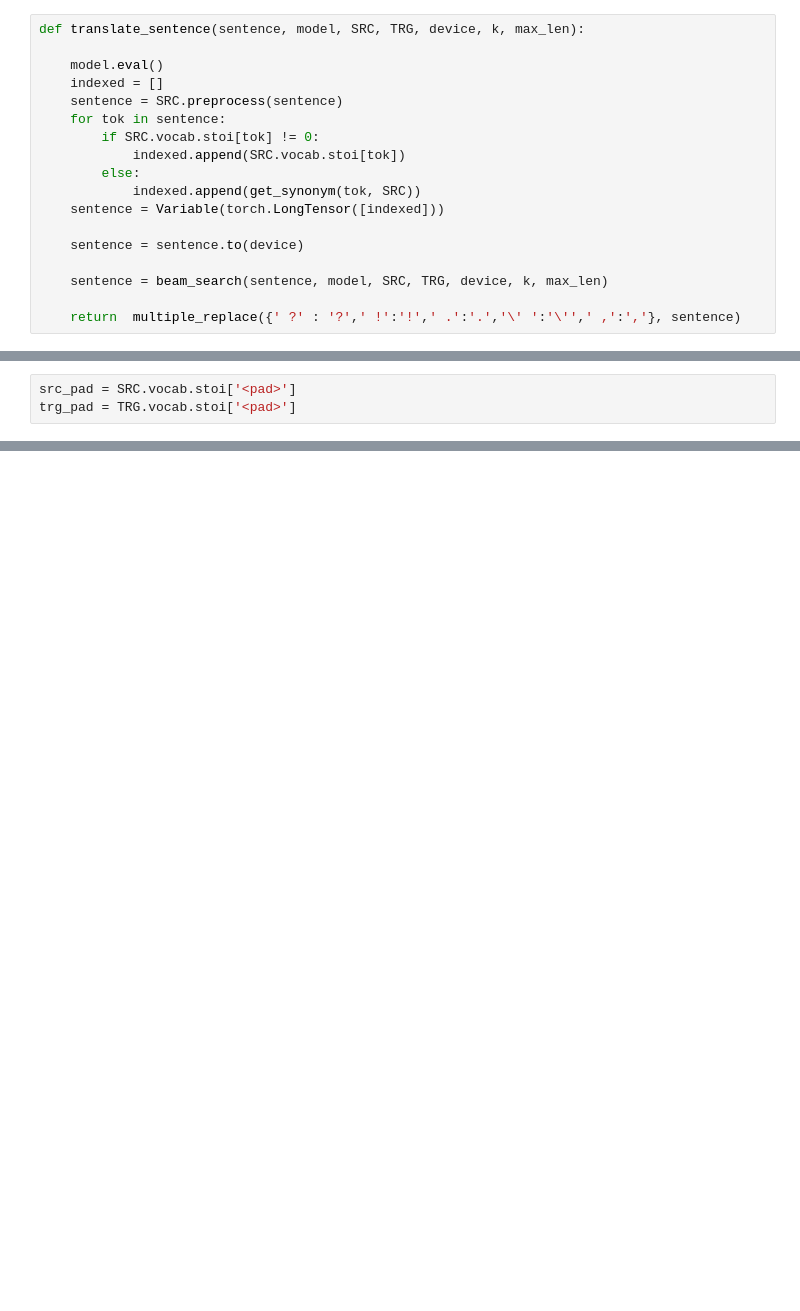
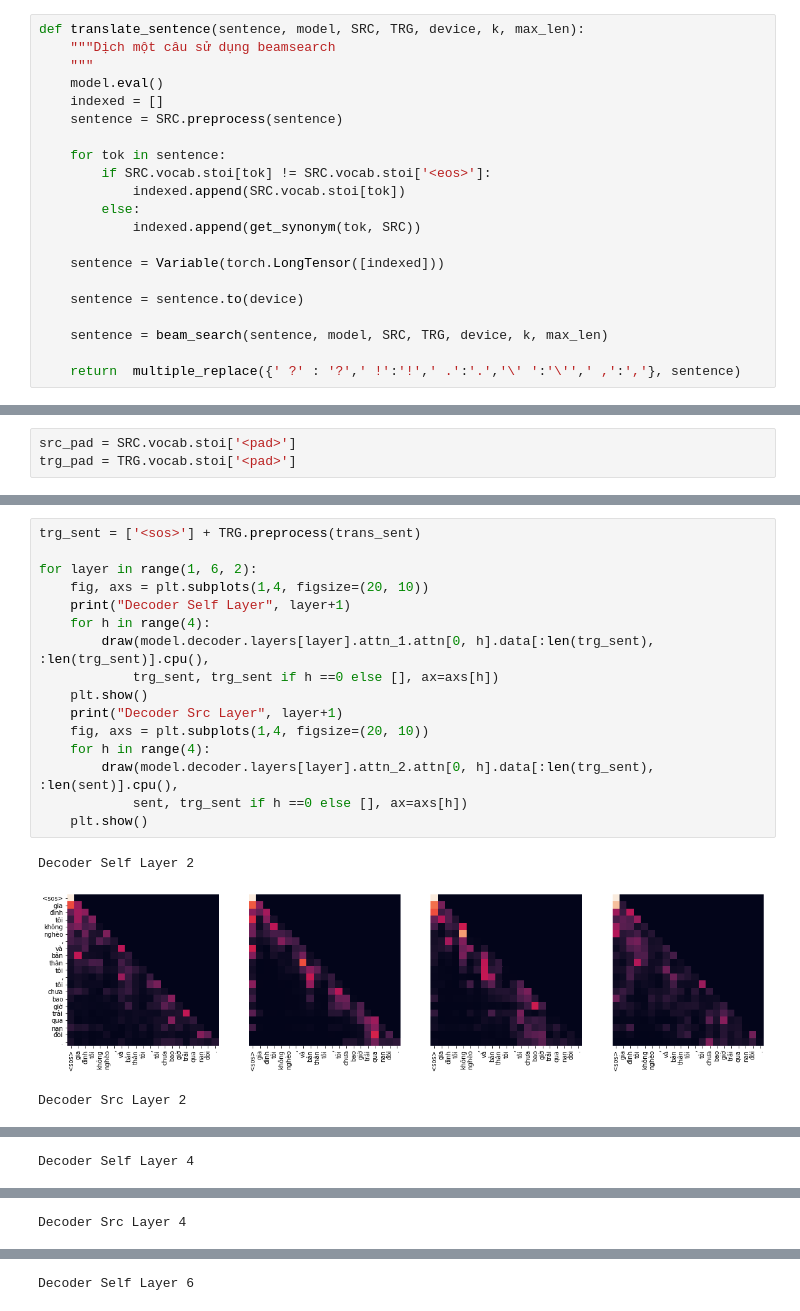
Before and after one commit to pbcquoc/transformer, a Jupyter notebook: transformer.ipynb, the cells around one changed output, grey strips where cells are left out. Drawn from its saved outputs; the diff is of its cells as text; blank space fills up the shorter version.

```diff
--- a/transformer.ipynb
+++ b/transformer.ipynb
@@ -611,15 +619,18 @@ def beam_search(src, model, SRC, TRG, device, k, max_len):
         return ' '.join([TRG.vocab.itos[tok] for tok in outputs[ind][1:length]])
 # %%
 def translate_sentence(sentence, model, SRC, TRG, device, k, max_len):
-
+    """Dịch một câu sử dụng beamsearch
+    """
     model.eval()
     indexed = []
     sentence = SRC.preprocess(sentence)
+
     for tok in sentence:
-        if SRC.vocab.stoi[tok] != 0:
+        if SRC.vocab.stoi[tok] != SRC.vocab.stoi['<eos>']:
             indexed.append(SRC.vocab.stoi[tok])
         else:
             indexed.append(get_synonym(tok, SRC))
+
     sentence = Variable(torch.LongTensor([indexed]))
 
     sentence = sentence.to(device)
@@ -901,0 +1019,20 @@ translate_sentence(sentence, model, SRC, TRG, opt['device'], opt['k'], opt['max_
+# %%
+trg_sent = ['<sos>'] + TRG.preprocess(trans_sent)
+
+for layer in range(1, 6, 2):
+    fig, axs = plt.subplots(1,4, figsize=(20, 10))
+    print("Decoder Self Layer", layer+1)
+    for h in range(4):
+        draw(model.decoder.layers[layer].attn_1.attn[0, h].data[:len(trg_sent), :len(trg_sent)].cpu(),
+            trg_sent, trg_sent if h ==0 else [], ax=axs[h])
+    plt.show()
+    print("Decoder Src Layer", layer+1)
+    fig, axs = plt.subplots(1,4, figsize=(20, 10))
+    for h in range(4):
+        draw(model.decoder.layers[layer].attn_2.attn[0, h].data[:len(trg_sent), :len(sent)].cpu(),
+            sent, trg_sent if h ==0 else [], ax=axs[h])
+    plt.show()
+# %% [output]
+Decoder Self Layer 2
+[figure, added]
+Decoder Src Layer 2
@@ -901,0 +1040 @@ translate_sentence(sentence, model, SRC, TRG, opt['device'], opt['k'], opt['max_
+Decoder Self Layer 4
@@ -901,0 +1042 @@ translate_sentence(sentence, model, SRC, TRG, opt['device'], opt['k'], opt['max_
+Decoder Src Layer 4
@@ -901,0 +1044 @@ translate_sentence(sentence, model, SRC, TRG, opt['device'], opt['k'], opt['max_
+Decoder Self Layer 6
```
Also changed, not shown: parts of 41 cells of this notebook.
